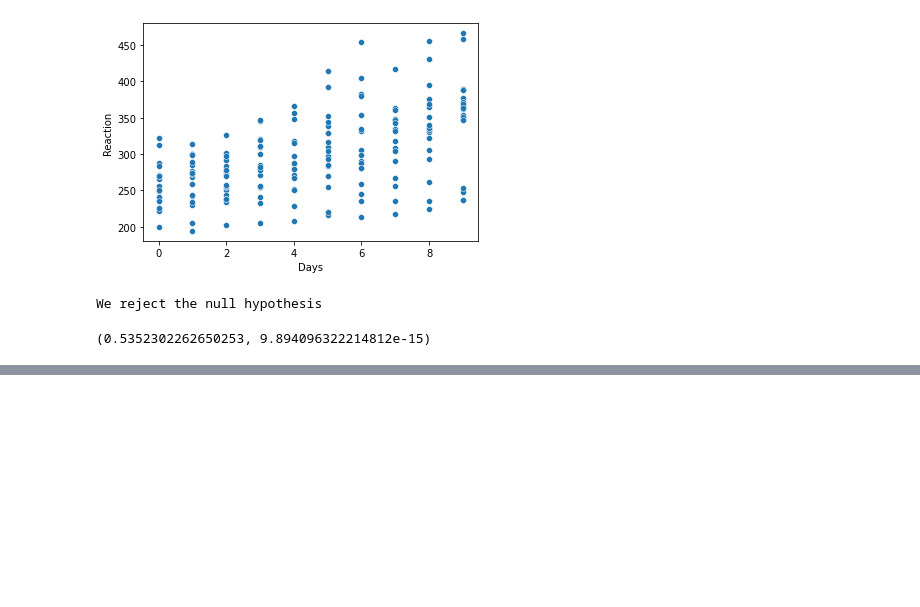
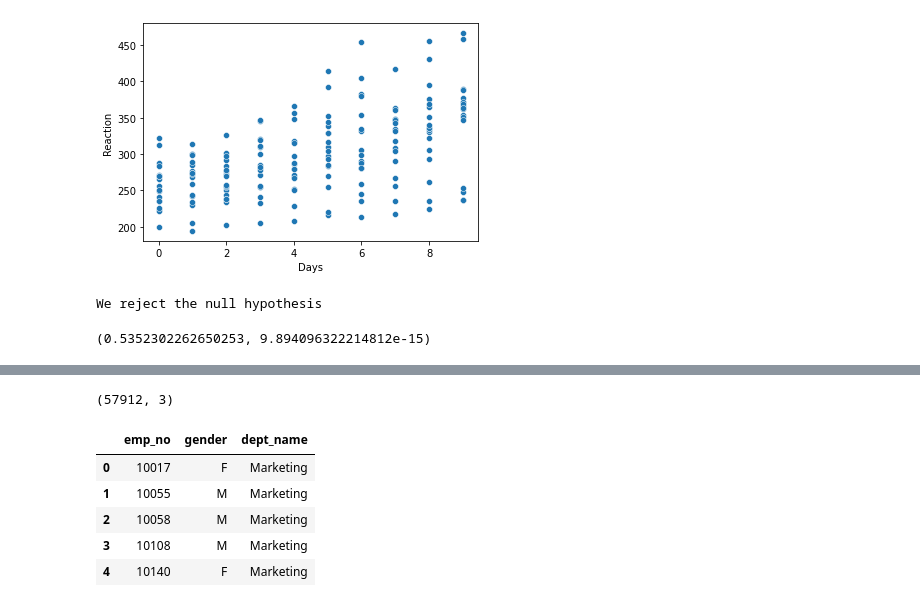
Before and after one commit to veronica-f-reyes/statistics-exercises, a Jupyter notebook: hypothesis_testing.ipynb, the cells around one changed output, grey strips where cells are left out. Cells and saved outputs as stored; diff of their text form; code cells hidden in the pictures; blank space fills up the shorter version.

```diff
--- a/hypothesis_testing.ipynb
+++ b/hypothesis_testing.ipynb
@@ -750,0 +921,17 @@ We reject the null hypothesis
+# %%
+query = """SELECT employees.emp_no, employees.gender, departments.dept_name FROM employees JOIN dept_emp ON employees.emp_no = dept_emp.emp_no JOIN departments ON dept_emp.dept_no = departments.dept_no WHERE departments.dept_name = "Marketing" OR departments.dept_name = "Sales" AND dept_emp.to_date > NOW();"""
+# %%
+df = pd.read_sql(query, get_db_url(host,user, password, 'employees'))
+# %%
+df.shape
+# %% [output]
+(57912, 3)
+# %%
+df.head()
+# %% [output]
+|  | emp_no | gender | dept_name |
+| 0 | 10017 | F | Marketing |
+| 1 | 10055 | M | Marketing |
+| 2 | 10058 | M | Marketing |
+| 3 | 10108 | M | Marketing |
+| 4 | 10140 | F | Marketing |
```
Also changed, not shown: parts of 39 cells of this notebook, 1 other file.
